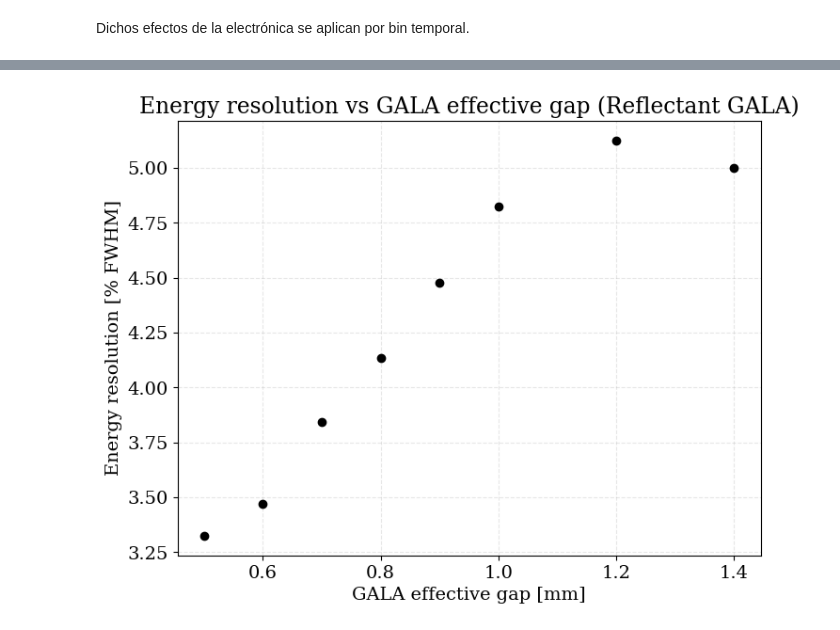
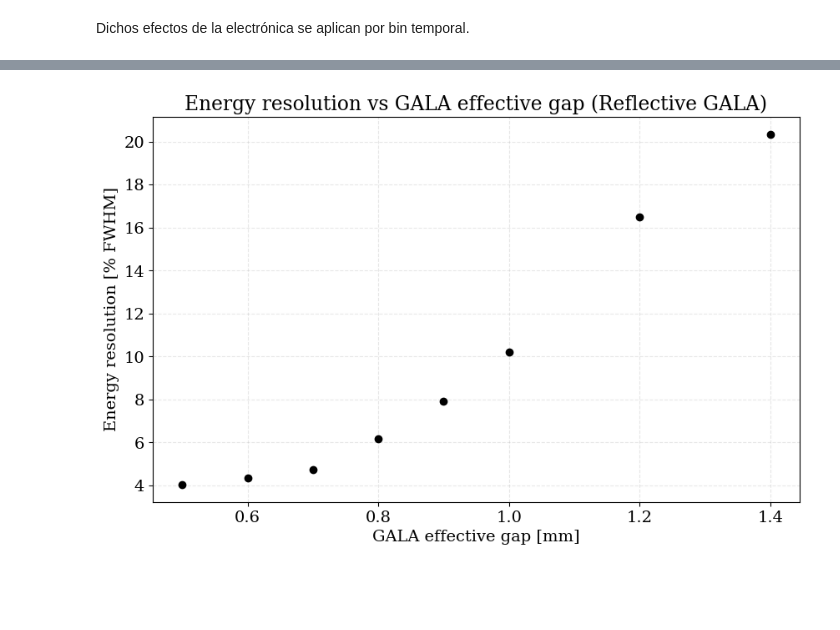
Before and after one commit to pablovzqz/GALA_hole, a Jupyter notebook: analysis/Offline_Electronics_Manual.ipynb, the cells around one changed output, grey strips where cells are left out. Saved outputs shown, nothing was run; the diff lists cells and outputs as text; code cells hidden in the pictures; blank space fills up the shorter version.

```diff
--- a/analysis/Offline_Electronics_Manual.ipynb
+++ b/analysis/Offline_Electronics_Manual.ipynb
@@ -307,6 +379,7 @@ event_summary = (
     .groupby('event_id', as_index=False)
     .agg(
         radius=('radius', 'first'),
+        z_position=('vz_mm', 'first'),
         charge_pe=('charge_pe', 'sum'),
         n_hits=('n_hits', 'sum'),
         n_pde=('n_pde', 'sum'),
@@ -378,4 +464,4 @@ plt.savefig('/Users/pablovazquez/GALA_hole/results/total_lce_reflectant.png')
 # %%
-counts, bins = np.histogram(charge_collection_center_1, bins = 20)
+counts, bins = np.histogram(charge_collection_center, bins = 20)
 bincents = (bins[:-1] + bins[1:]) / 2
 # %%
@@ -383,3 +469,3 @@ xplot = np.linspace(bincents[0], bincents[-1], 1000)
 # %%
-popt, pcov = curve_fit(gaussian, bincents, counts, p0 = (400, 200, 13500))
+popt, pcov = curve_fit(gaussian, bincents, counts, p0 = (400, 200, 13000))
 # %%
@@ -402,5 +488,5 @@ resolutions = []
 for cc in charge_collections:
     counts, bins = np.histogram(cc, bins = 20)
     bincents = (bins[:-1] + bins[1:]) / 2
-    popt, pcov = curve_fit(gaussian, bincents, counts, p0 = (400, 200, 13500))
+    popt, pcov = curve_fit(gaussian, bincents, counts, p0 = (400, 200,13000))
     resolutions.append(energy_resolution_FWHM(popt[1], popt[2])*100)
@@ -418,10 +493,9 @@ resolutions
 # %%
-plt.figure(figsize = (8,6))
-plt.plot(effective_gap, resolutions,  'ko')
+plt.plot(effective_gap, np.abs(resolutions), 'ko')
 plt.xlabel('GALA effective gap [mm]');
 plt.ylabel('Energy resolution [% FWHM]');
-plt.title('Energy resolution vs GALA effective gap (Reflectant GALA)');
+plt.title('Energy resolution vs GALA effective gap (Reflective GALA)');
 plt.grid(True, alpha = 0.3, linestyle = '--')
-plt.savefig('/Users/pablovazquez/GALA_hole/results/energy_resolution_vs_effective_gap_reflectant.png')
+plt.savefig('/Users/pablovazquez/GALA_hole/results/energy_resolution_vs_effective_gap_reflective.png')
 # %% [output]
-[figure, old version]
+[figure, new version]
```
Also changed, not shown: parts of 27 cells of this notebook, 24 other files.
